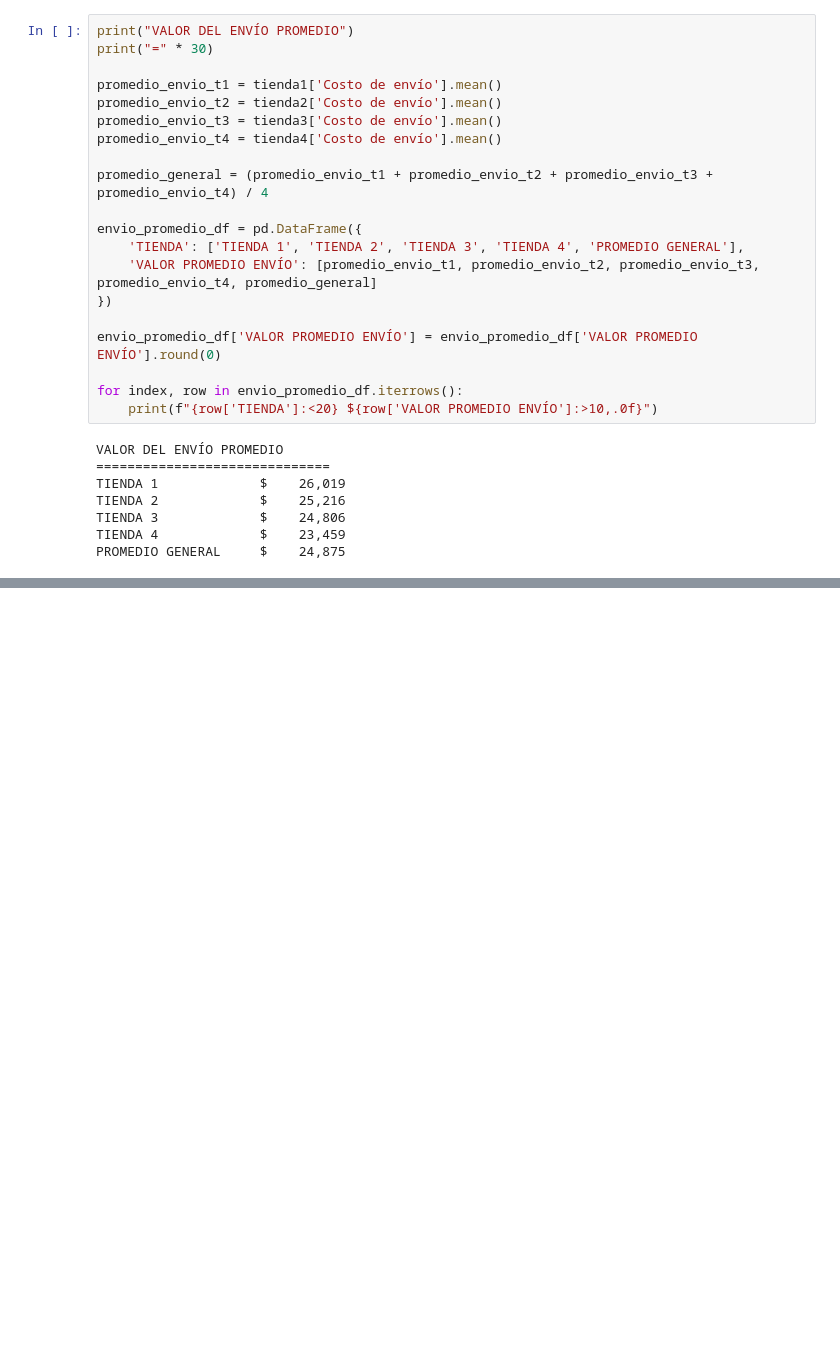
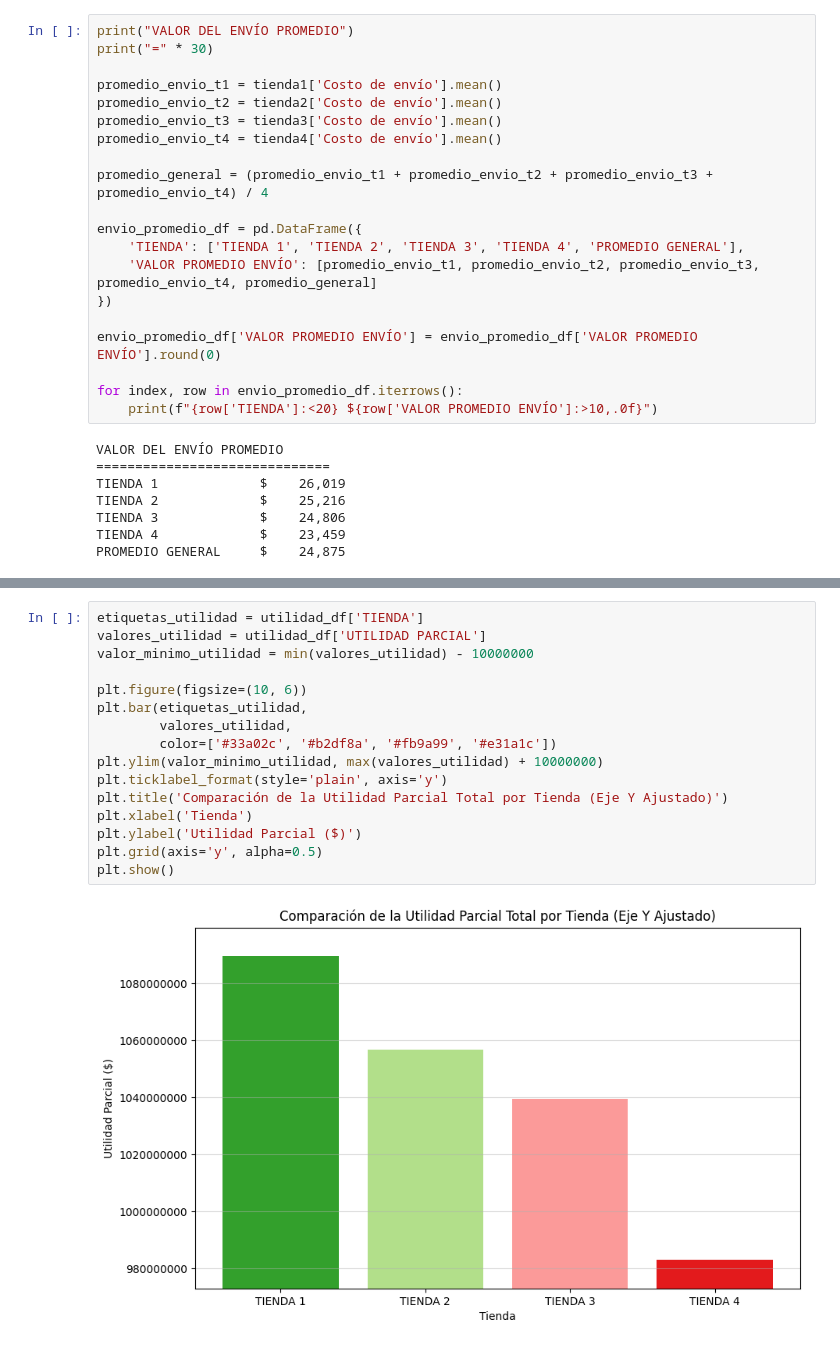
Before and after one commit to navaworkingspaces-collab/challengeone-data-science, a Jupyter notebook: Challenge1.ipynb, the cells around one changed output, grey strips where cells are left out. Saved outputs shown, nothing was run; the diff lists cells and outputs as text; blank space fills up the shorter version.

```diff
--- a/Challenge1.ipynb
+++ b/Challenge1.ipynb
@@ -306,0 +362,18 @@ PROMEDIO GENERAL     $    24,875
+# %%
+etiquetas_utilidad = utilidad_df['TIENDA']
+valores_utilidad = utilidad_df['UTILIDAD PARCIAL']
+valor_minimo_utilidad = min(valores_utilidad) - 10000000
+
+plt.figure(figsize=(10, 6))
+plt.bar(etiquetas_utilidad,
+        valores_utilidad,
+        color=['#33a02c', '#b2df8a', '#fb9a99', '#e31a1c'])
+plt.ylim(valor_minimo_utilidad, max(valores_utilidad) + 10000000)
+plt.ticklabel_format(style='plain', axis='y')
+plt.title('Comparación de la Utilidad Parcial Total por Tienda (Eje Y Ajustado)')
+plt.xlabel('Tienda')
+plt.ylabel('Utilidad Parcial ($)')
+plt.grid(axis='y', alpha=0.5)
+plt.show()
+# %% [output]
+[figure, added]
```
Also changed, not shown: parts of 6 cells of this notebook.
